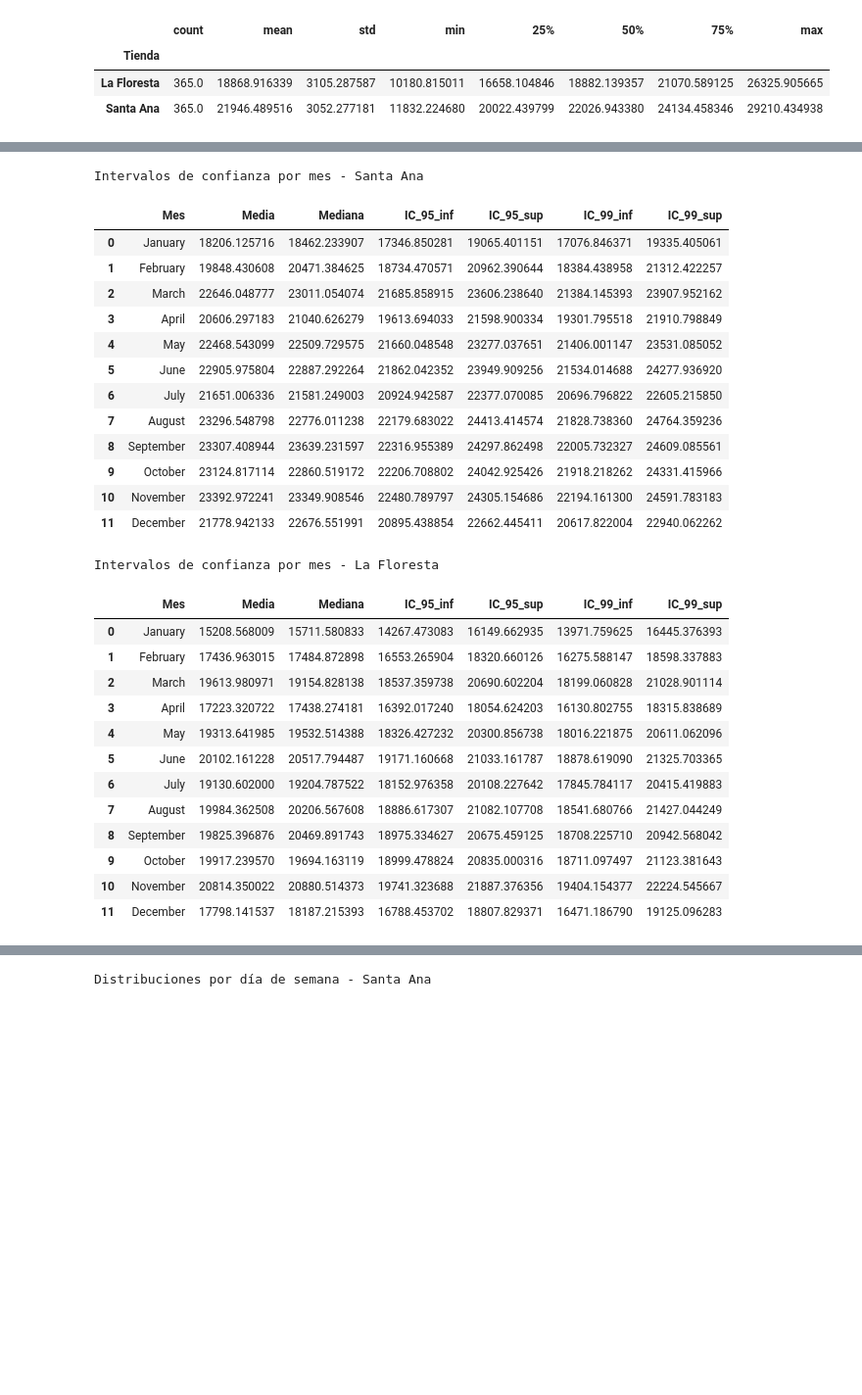
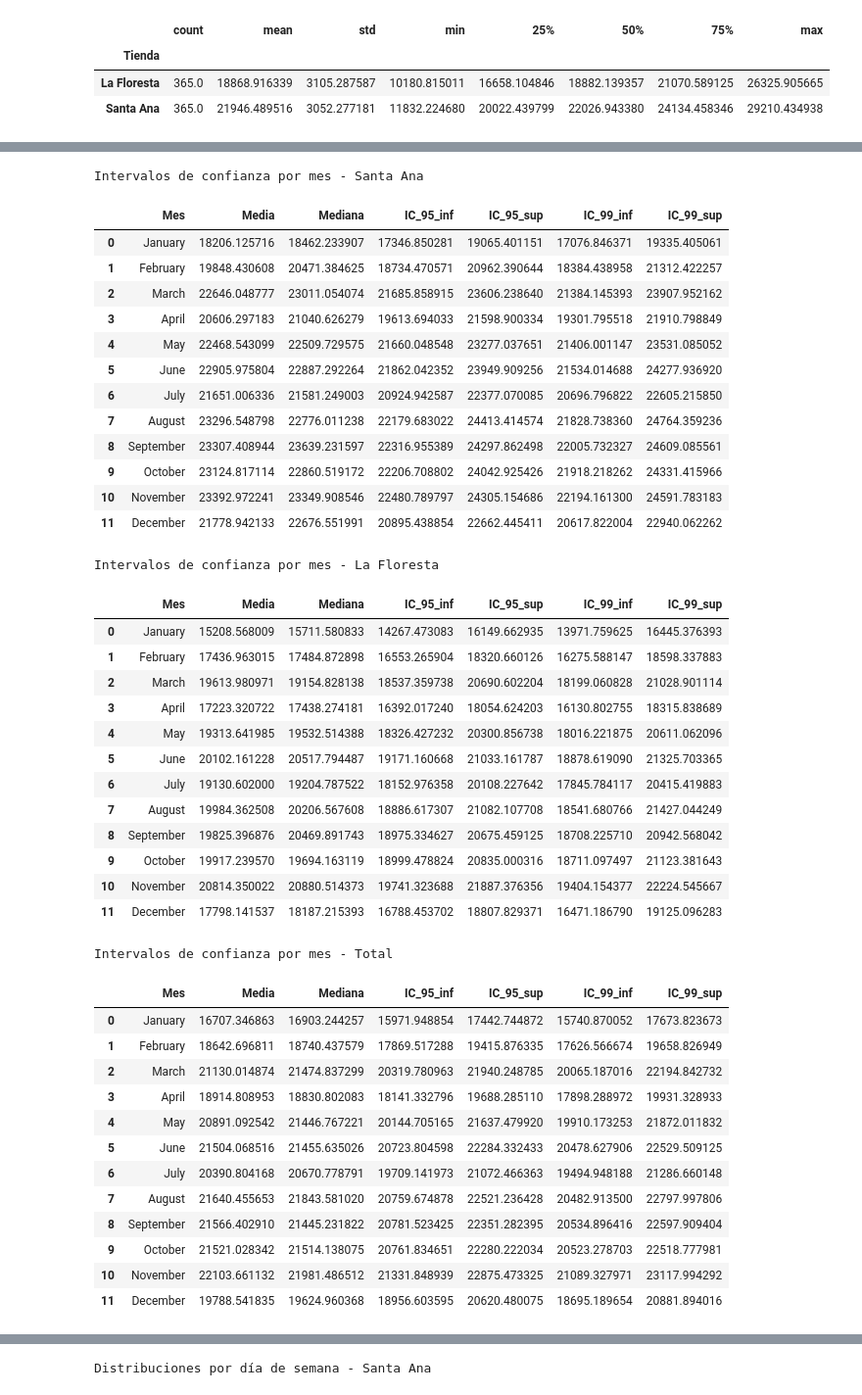
Before and after one commit to pablobrahim/TP_PEIA, a Jupyter notebook: TP_PEIA.ipynb, the cells around one changed output, grey strips where cells are left out. Shown at 98% size. Cells and saved outputs as stored; diff of their text form; code cells hidden in the pictures; blank space fills up the shorter version.

```diff
--- a/TP_PEIA.ipynb
+++ b/TP_PEIA.ipynb
@@ -209,7 +208,10 @@ Figura guardada como: distribuciones_mensuales_La_Floresta.png
 # %%
-def confidence_intervals_by_month(df, store):
+def confidence_intervals_by_month(df, store=None):
     results = []
-    store_data = df[df['Tienda'] == store]
+    if (store is None):
+        store_data = df
+    else:
+        store_data = df[df['Tienda'] == store]
 
     for month in range(1, 13):
         month_data = store_data[store_data['Mes'] == month]['Ventas']
@@ -241,32 +243,51 @@ display(ci_santa_ana)
 print("\nIntervalos de confianza por mes - La Floresta")
 ci_la_floresta = confidence_intervals_by_month(data, 'La Floresta')
 display(ci_la_floresta)
+
+# Intervalos para ambas tiendas
+print("\nIntervalos de confianza por mes - Total")
+ci_total = confidence_intervals_by_month(data)
+display(ci_total)
 # %% [output]
 Intervalos de confianza por mes - Santa Ana
 |  | Mes | Media | Mediana | IC_95_inf | IC_95_sup | IC_99_inf | IC_99_sup |
 | 0 | January | 18206.125716 | 18462.233907 | 17346.850281 | 19065.401151 | 17076.846371 | 19335.405061 |
 | 1 | February | 19848.430608 | 20471.384625 | 18734.470571 | 20962.390644 | 18384.438958 | 21312.422257 |
 | 2 | March | 22646.048777 | 23011.054074 | 21685.858915 | 23606.238640 | 21384.145393 | 23907.952162 |
 | 3 | April | 20606.297183 | 21040.626279 | 19613.694033 | 21598.900334 | 19301.795518 | 21910.798849 |
 | 4 | May | 22468.543099 | 22509.729575 | 21660.048548 | 23277.037651 | 21406.001147 | 23531.085052 |
 | 5 | June | 22905.975804 | 22887.292264 | 21862.042352 | 23949.909256 | 21534.014688 | 24277.936920 |
 | 6 | July | 21651.006336 | 21581.249003 | 20924.942587 | 22377.070085 | 20696.796822 | 22605.215850 |
 | 7 | August | 23296.548798 | 22776.011238 | 22179.683022 | 24413.414574 | 21828.738360 | 24764.359236 |
 | 8 | September | 23307.408944 | 23639.231597 | 22316.955389 | 24297.862498 | 22005.732327 | 24609.085561 |
 | 9 | October | 23124.817114 | 22860.519172 | 22206.708802 | 24042.925426 | 21918.218262 | 24331.415966 |
 | 10 | November | 23392.972241 | 23349.908546 | 22480.789797 | 24305.154686 | 22194.161300 | 24591.783183 |
 | 11 | December | 21778.942133 | 22676.551991 | 20895.438854 | 22662.445411 | 20617.822004 | 22940.062262 |
 Intervalos de confianza por mes - La Floresta
 |  | Mes | Media | Mediana | IC_95_inf | IC_95_sup | IC_99_inf | IC_99_sup |
 | 0 | January | 15208.568009 | 15711.580833 | 14267.473083 | 16149.662935 | 13971.759625 | 16445.376393 |
 | 1 | February | 17436.963015 | 17484.872898 | 16553.265904 | 18320.660126 | 16275.588147 | 18598.337883 |
 | 2 | March | 19613.980971 | 19154.828138 | 18537.359738 | 20690.602204 | 18199.060828 | 21028.901114 |
 | 3 | April | 17223.320722 | 17438.274181 | 16392.017240 | 18054.624203 | 16130.802755 | 18315.838689 |
 | 4 | May | 19313.641985 | 19532.514388 | 18326.427232 | 20300.856738 | 18016.221875 | 20611.062096 |
 | 5 | June | 20102.161228 | 20517.794487 | 19171.160668 | 21033.161787 | 18878.619090 | 21325.703365 |
 | 6 | July | 19130.602000 | 19204.787522 | 18152.976358 | 20108.227642 | 17845.784117 | 20415.419883 |
 | 7 | August | 19984.362508 | 20206.567608 | 18886.617307 | 21082.107708 | 18541.680766 | 21427.044249 |
 | 8 | September | 19825.396876 | 20469.891743 | 18975.334627 | 20675.459125 | 18708.225710 | 20942.568042 |
 | 9 | October | 19917.239570 | 19694.163119 | 18999.478824 | 20835.000316 | 18711.097497 | 21123.381643 |
 | 10 | November | 20814.350022 | 20880.514373 | 19741.323688 | 21887.376356 | 19404.154377 | 22224.545667 |
 | 11 | December | 17798.141537 | 18187.215393 | 16788.453702 | 18807.829371 | 16471.186790 | 19125.096283 |
+Intervalos de confianza por mes - Total
+|  | Mes | Media | Mediana | IC_95_inf | IC_95_sup | IC_99_inf | IC_99_sup |
+| 0 | January | 16707.346863 | 16903.244257 | 15971.948854 | 17442.744872 | 15740.870052 | 17673.823673 |
+| 1 | February | 18642.696811 | 18740.437579 | 17869.517288 | 19415.876335 | 17626.566674 | 19658.826949 |
+| 2 | March | 21130.014874 | 21474.837299 | 20319.780963 | 21940.248785 | 20065.187016 | 22194.842732 |
+| 3 | April | 18914.808953 | 18830.802083 | 18141.332796 | 19688.285110 | 17898.288972 | 19931.328933 |
+| 4 | May | 20891.092542 | 21446.767221 | 20144.705165 | 21637.479920 | 19910.173253 | 21872.011832 |
+| 5 | June | 21504.068516 | 21455.635026 | 20723.804598 | 22284.332433 | 20478.627906 | 22529.509125 |
+| 6 | July | 20390.804168 | 20670.778791 | 19709.141973 | 21072.466363 | 19494.948188 | 21286.660148 |
+| 7 | August | 21640.455653 | 21843.581020 | 20759.674878 | 22521.236428 | 20482.913500 | 22797.997806 |
+| 8 | September | 21566.402910 | 21445.231822 | 20781.523425 | 22351.282395 | 20534.896416 | 22597.909404 |
+| 9 | October | 21521.028342 | 21514.138075 | 20761.834651 | 22280.222034 | 20523.278703 | 22518.777981 |
+| 10 | November | 22103.661132 | 21981.486512 | 21331.848939 | 22875.473325 | 21089.327971 | 23117.994292 |
+| 11 | December | 19788.541835 | 19624.960368 | 18956.603595 | 20620.480075 | 18695.189654 | 20881.894016 |
```
Also changed, not shown: parts of 4 cells of this notebook, 3 other files.
